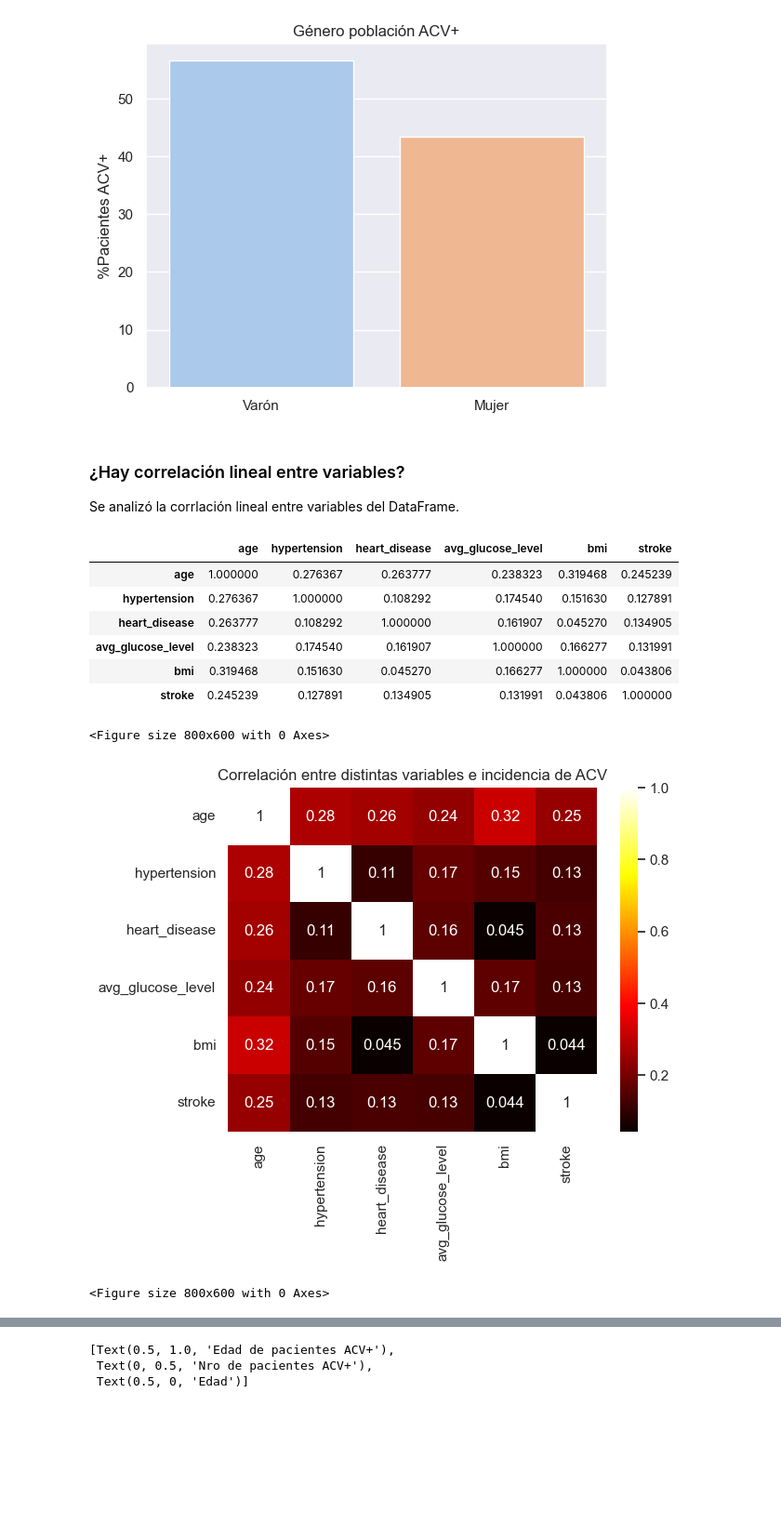
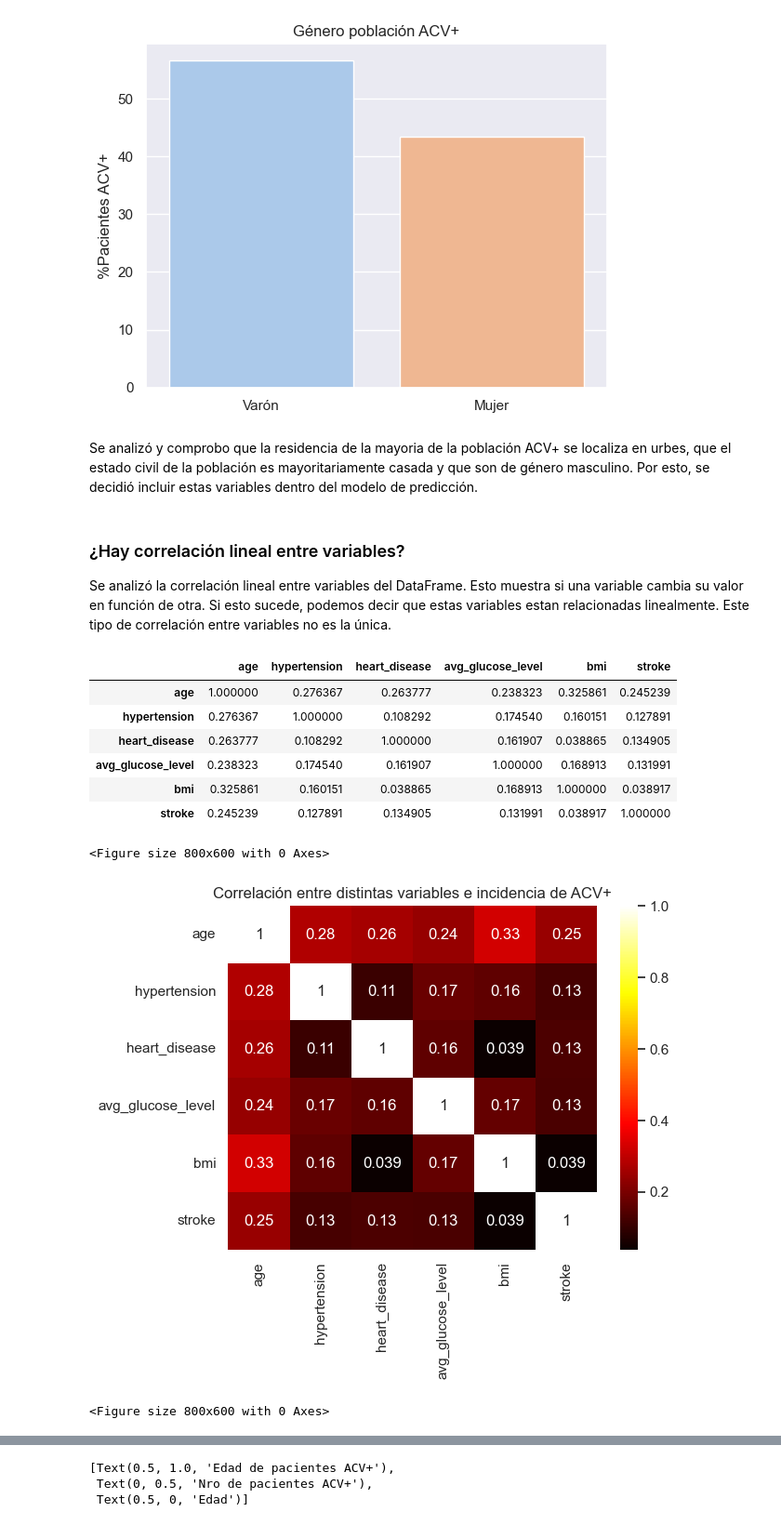
Before and after one commit to patricioneri/Stroke_analysis, a Jupyter notebook: Proyecto_Final Garcia.ipynb, the cells around one changed output, grey strips where cells are left out. Shown: that part at 93% size. Drawn from its saved outputs; the diff is of its cells as text; code cells hidden in the pictures; blank space fills up the shorter version.

Commit message:
Entrega Storytelling

```diff
--- a/Proyecto_Final Garcia.ipynb
+++ b/Proyecto_Final Garcia.ipynb
@@ -112,8 +129,8 @@ df_stroke.shape
 # %% [output]
 (5109, 11)
 # %%
-# Reemplazo N/A. El método ffil los reemplaza con el valor anterior de la serie
-df_stroke.fillna(method='ffill', inplace=True)
+# Reemplazo cada N/A con el promedio de los valores de bmi
+df_stroke.fillna(df_stroke['bmi'].mean(), inplace=True)
 # %%
 # Busco valores duplicados en el dataframe.
 df_stroke.duplicated()
@@ -184,26 +207,29 @@ for f in ['Residence_type','ever_married','gender']:
 [figure]
 [figure]
 [figure]
+# %% [markdown]
+Se analizó y comprobo que la residencia de la mayoria de la población ACV+ se localiza en urbes, que el estado civil de la población es mayoritariamente casada y que son de género masculino. Por esto, se decidió incluir estas variables dentro del modelo de predicción.
 # %% [markdown]
 ### ¿Hay correlación lineal entre variables?
 
-Se analizó la corrlación lineal entre variables del DataFrame.
+Se analizó la correlación lineal entre variables del DataFrame. Esto muestra si una variable cambia su valor en función de otra. Si esto sucede, podemos decir que estas variables estan relacionadas linealmente. Este tipo de correlación entre variables no es la única.
 # %%
+# Mostramos la correlación entre variables
 stroke_mx = df_stroke.corr()
 stroke_mx
 # %% [output]
 |  | age | hypertension | heart_disease | avg_glucose_level | bmi | stroke |
-| age | 1.000000 | 0.276367 | 0.263777 | 0.238323 | 0.319468 | 0.245239 |
-| hypertension | 0.276367 | 1.000000 | 0.108292 | 0.174540 | 0.151630 | 0.127891 |
-| heart_disease | 0.263777 | 0.108292 | 1.000000 | 0.161907 | 0.045270 | 0.134905 |
-| avg_glucose_level | 0.238323 | 0.174540 | 0.161907 | 1.000000 | 0.166277 | 0.131991 |
-| bmi | 0.319468 | 0.151630 | 0.045270 | 0.166277 | 1.000000 | 0.043806 |
-| stroke | 0.245239 | 0.127891 | 0.134905 | 0.131991 | 0.043806 | 1.000000 |
+| age | 1.000000 | 0.276367 | 0.263777 | 0.238323 | 0.325861 | 0.245239 |
+| hypertension | 0.276367 | 1.000000 | 0.108292 | 0.174540 | 0.160151 | 0.127891 |
+| heart_disease | 0.263777 | 0.108292 | 1.000000 | 0.161907 | 0.038865 | 0.134905 |
+| avg_glucose_level | 0.238323 | 0.174540 | 0.161907 | 1.000000 | 0.168913 | 0.131991 |
+| bmi | 0.325861 | 0.160151 | 0.038865 | 0.168913 | 1.000000 | 0.038917 |
+| stroke | 0.245239 | 0.127891 | 0.134905 | 0.131991 | 0.038917 | 1.000000 |
 # %%
 g3 = sns.heatmap(stroke_mx, annot=True, cmap='hot')
-g3.set(title='Correlación entre distintas variables e incidencia de ACV')
+g3.set(title='Correlación entre distintas variables e incidencia de ACV+')
 plt.figure(figsize=(8,6))
 # %% [output]
 <Figure size 800x600 with 0 Axes>
-[figure, old version]
+[figure, new version]
 <Figure size 800x600 with 0 Axes>
```
Also changed, not shown: parts of 35 cells of this notebook.
